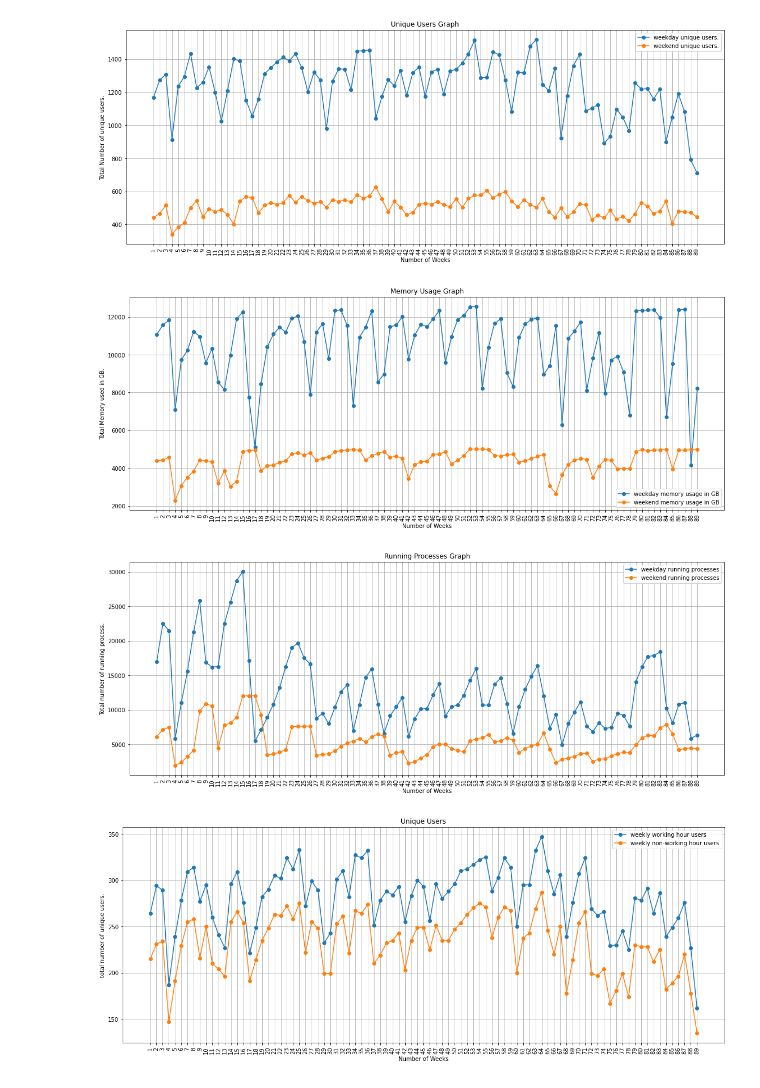
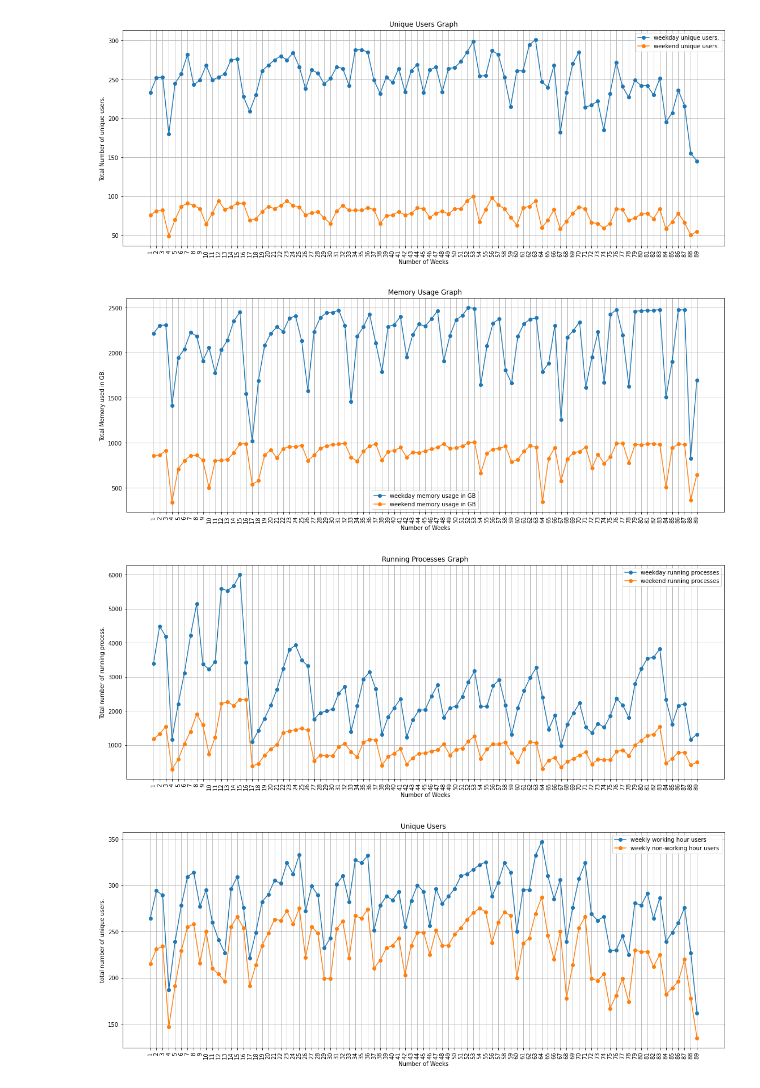
Before and after one commit to shubhamrastogi1810/SMC-Data_Challenge, a Jupyter notebook: Correlation.ipynb, the cells around one changed output. Saved outputs shown, nothing was run; the diff lists cells and outputs as text; code cells hidden in the pictures.

Commit message:
fixed the wrong valueissue for the weekday v/s weekend graph.

```diff
--- a/Correlation.ipynb
+++ b/Correlation.ipynb
@@ -46,20 +46,21 @@ def finding_correlation(arg):
             if date in lis and abc[arg].sum() != 0:
                 # if the sum is 0 that means the column of that date is not present in that dataframe.
                 # missing files.
-                weku.append(abc[arg].sum()//(len(abc)//len(set(abc['login-node']))))
+                weku.append(abc[arg].sum()//len(abc))
 
-                # hourly ratio for the values in ratio of 5:2 in the graph.
+
 
             if date not in lis and abc[arg].sum() != 0:
-                wu.append(abc[arg].sum()//(len(abc)//len(set(abc['login-node']))))
+                wu.append(abc[arg].sum()//len(abc))
 
-                # hourly ratio for the values in ratio of 5:2 in the graph.
+
 
         # appending the values at the end of every month the the main list of weekday v/s weekend usage.
+        # values are appended in a week form that is 5 weekdays : 2 weekends/holidays
         counter = 0
         while len(wu[counter*5:]) >= 5 and len(weku[counter*2:])>=2:
             weekday.append(sum(wu[counter*5:counter*5 + 5]))
-            weekend.append(sum(wu[counter*2:counter*2 + 2]))
+            weekend.append(sum(weku[counter*2:counter*2 + 2]))
             counter +=1
     # number of weeks to be plotted on x-axis.
     x_values = np.array([ i for i in range(1,len(weekday)+1)])
@@ -81,36 +82,36 @@ def finding_correlation(arg):
         plt.plot(x_values,we_values,label='weekend unique users.',marker='o')
         plt.legend()
     elif arg  == 'memory-used':
         plt.title('Memory Usage Graph')
         plt.ylabel('Total Memory used in GB.')
         plt.plot(x_values,w_values,label='weekday memory usage in GB',marker='o')
         plt.plot(x_values,we_values,label='weekend memory usage in GB',marker='o')
         plt.legend()
     elif arg  == 'running-process':
         plt.title('Running Processes Graph')
         plt.ylabel('Total number of running process.')
         plt.plot(x_values,w_values,label='weekday running processes',marker='o')
         plt.plot(x_values,we_values,label='weekend running processes',marker='o')
         plt.legend()
 
 
 
     plt.grid()
     plt.xticks(x_values,rotation=90)
     plt.show()
 
 
 
 
 # finding the correlation of following list values.
 relation = ['wusers','memory-used','running-process']
 
 for i in relation:
     finding_correlation(i)
 # %% [output]
-[figure, old version]
+[figure, new version]
-[figure, old version]
+[figure, new version]
-[figure, old version]
+[figure, new version]
 # %%
 def hourly_correlation(arg):
 
```
Also changed, not shown: parts of 1 cell of this notebook.
